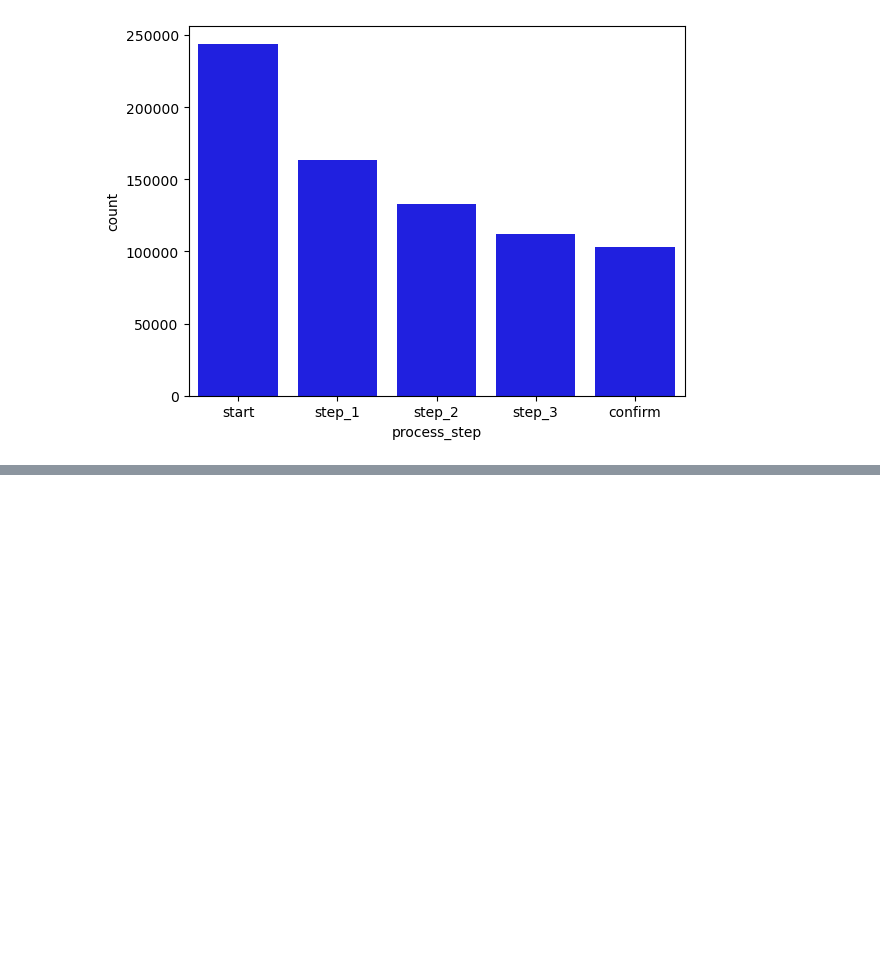
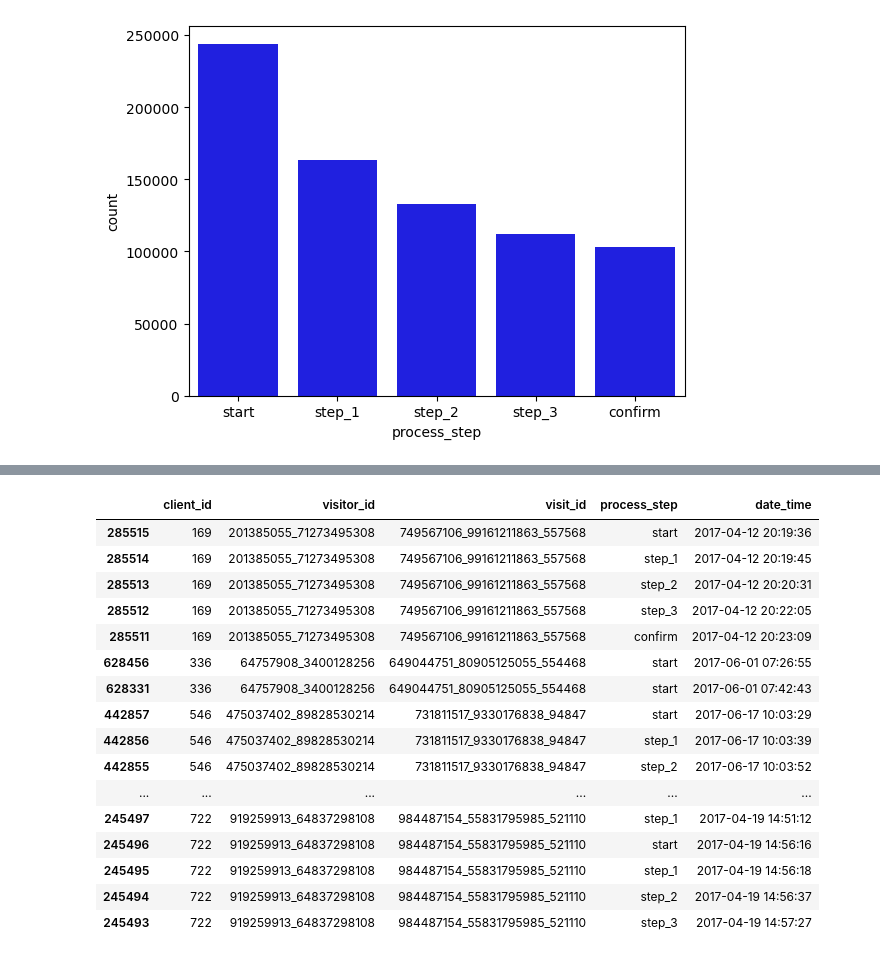
Before and after one commit to Osanchezr/Vanguard-AB-test, a Jupyter notebook: main_oscar.ipynb, the cells around one changed output, grey strips where cells are left out. Saved outputs shown, nothing was run; the diff lists cells and outputs as text; code cells hidden in the pictures; blank space fills up the shorter version.

```diff
--- a/main_oscar.ipynb
+++ b/main_oscar.ipynb
@@ -289,0 +386,20 @@ plt.show()
+# %%
+merged_df.sort_values(by=['client_id', 'date_time']).head(30)
+# %% [output]
+|  | client_id | visitor_id | visit_id | process_step | date_time |
+| 285515 | 169 | 201385055_71273495308 | 749567106_99161211863_557568 | start | 2017-04-12 20:19:36 |
+| 285514 | 169 | 201385055_71273495308 | 749567106_99161211863_557568 | step_1 | 2017-04-12 20:19:45 |
+| 285513 | 169 | 201385055_71273495308 | 749567106_99161211863_557568 | step_2 | 2017-04-12 20:20:31 |
+| 285512 | 169 | 201385055_71273495308 | 749567106_99161211863_557568 | step_3 | 2017-04-12 20:22:05 |
+| 285511 | 169 | 201385055_71273495308 | 749567106_99161211863_557568 | confirm | 2017-04-12 20:23:09 |
+| 628456 | 336 | 64757908_3400128256 | 649044751_80905125055_554468 | start | 2017-06-01 07:26:55 |
+| 628331 | 336 | 64757908_3400128256 | 649044751_80905125055_554468 | start | 2017-06-01 07:42:43 |
+| 442857 | 546 | 475037402_89828530214 | 731811517_9330176838_94847 | start | 2017-06-17 10:03:29 |
+| 442856 | 546 | 475037402_89828530214 | 731811517_9330176838_94847 | step_1 | 2017-06-17 10:03:39 |
+| 442855 | 546 | 475037402_89828530214 | 731811517_9330176838_94847 | step_2 | 2017-06-17 10:03:52 |
+| ... | ... | ... | ... | ... | ... |
+| 245497 | 722 | 919259913_64837298108 | 984487154_55831795985_521110 | step_1 | 2017-04-19 14:51:12 |
+| 245496 | 722 | 919259913_64837298108 | 984487154_55831795985_521110 | start | 2017-04-19 14:56:16 |
+| 245495 | 722 | 919259913_64837298108 | 984487154_55831795985_521110 | step_1 | 2017-04-19 14:56:18 |
+| 245494 | 722 | 919259913_64837298108 | 984487154_55831795985_521110 | step_2 | 2017-04-19 14:56:37 |
+| 245493 | 722 | 919259913_64837298108 | 984487154_55831795985_521110 | step_3 | 2017-04-19 14:57:27 |
```
Also changed, not shown: parts of 17 cells of this notebook, 3 other files.
